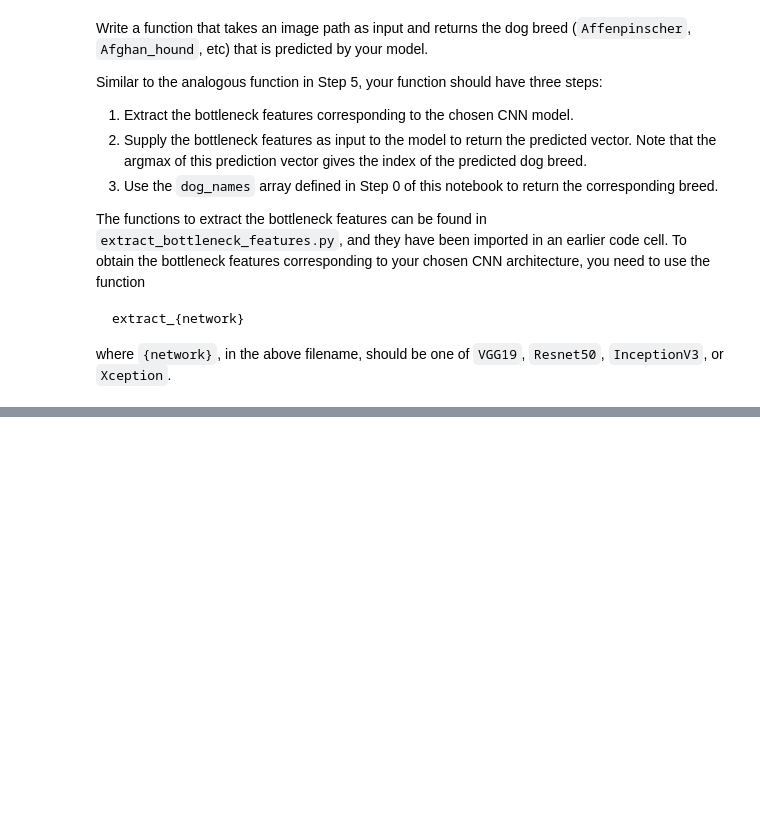
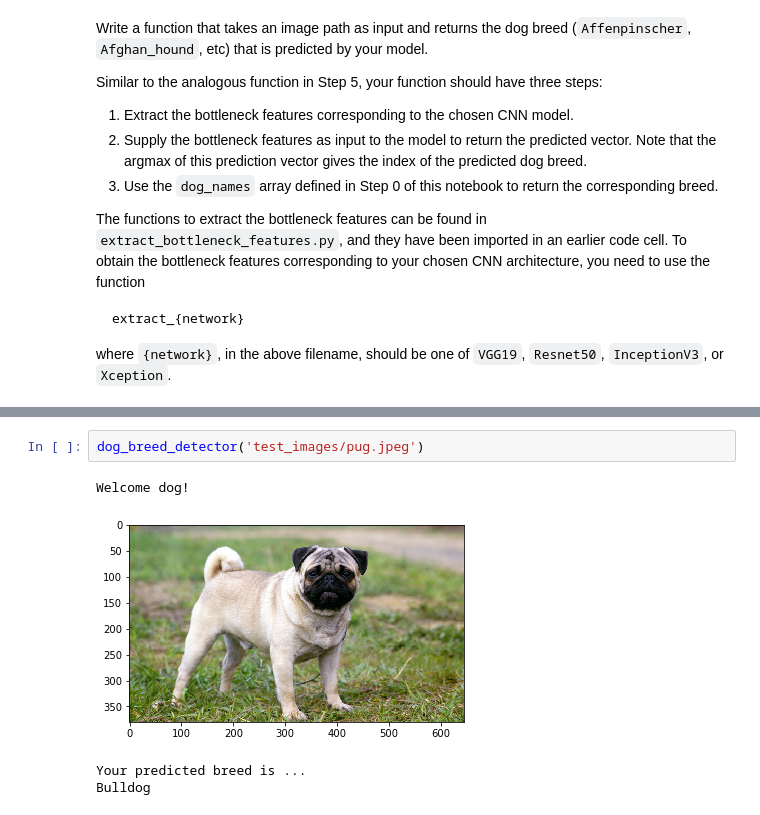
Before and after one commit to vnnoder/dog-project, a Jupyter notebook: dog_app.ipynb, the cells around one changed output, grey strips where cells are left out. Saved outputs shown, nothing was run; the diff lists cells and outputs as text; blank space fills up the shorter version.

```diff
--- a/dog_app.ipynb
+++ b/dog_app.ipynb
@@ -627,0 +786,7 @@ __Answer:__
+# %%
+dog_breed_detector('test_images/pug.jpeg')
+# %% [output]
+Welcome dog!
+[figure, added]
+Your predicted breed is ...
+Bulldog
```
Also changed, not shown: parts of 39 cells of this notebook, 5 other files.
